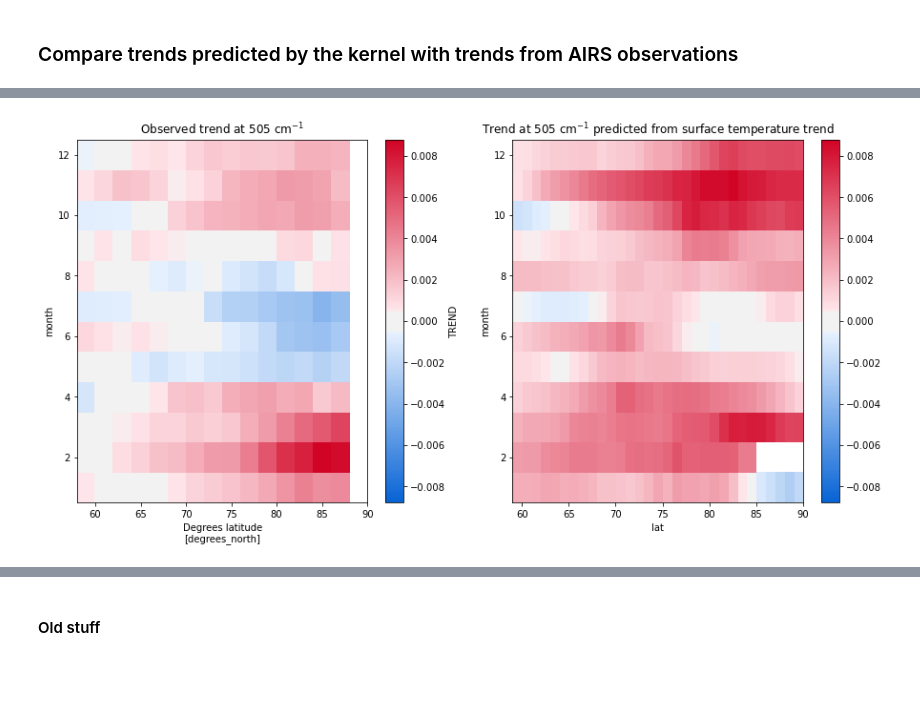
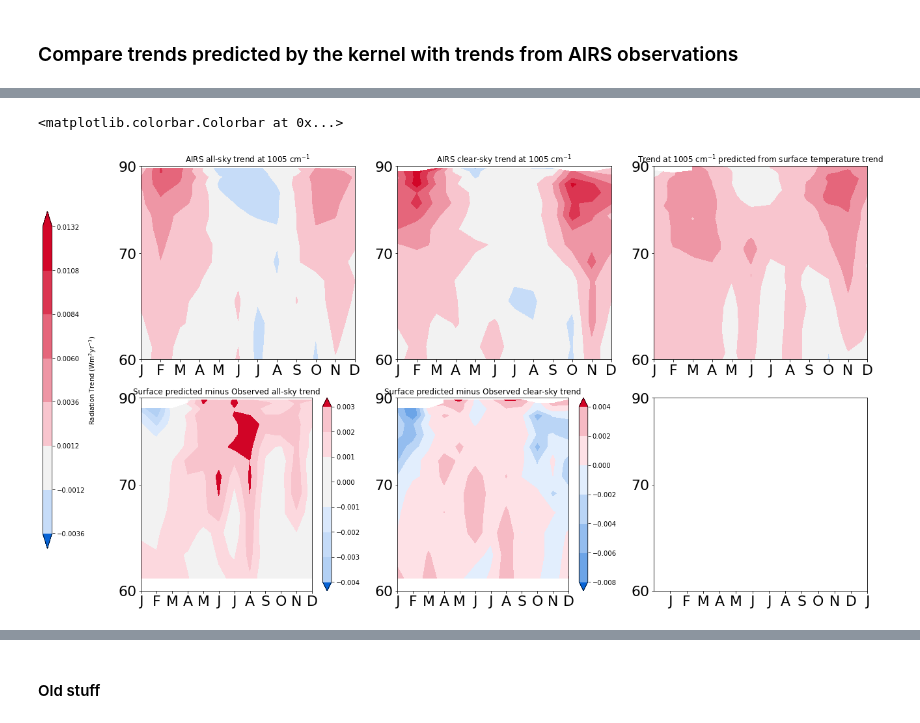
Before and after one commit to jshaw35/spectral_ice, a Jupyter notebook: figure1/AIRS_TScorrection.ipynb, the cells around one changed output, grey strips where cells are left out. Saved outputs shown, nothing was run; the diff lists cells and outputs as text; code cells hidden in the pictures; blank space fills up the shorter version.

```diff
--- a/figure1/AIRS_TScorrection.ipynb
+++ b/figure1/AIRS_TScorrection.ipynb
@@ -385 +421,70 @@ Text(0.5, 1.0, 'Trend at 1005 $ \\mathrm{cm^{-1}} $ predicted from surface tempe
+# %%
+wnum = 1005
+palette = sns.diverging_palette(257, 10, s=99, l=44, sep=15, n=8, as_cmap=True)
+
+eval_fig,eval_axs = plt.subplots(2,3,figsize=(20,12))
+eval_axs = eval_axs.flat
+
+ytick_labels = np.array([60,70,90])
+yticks = np.sin(np.pi*ytick_labels/180)
+
+xtick_labels = ['J','F','M','A','M','J','J','A','S','O','N','D','J']
+xticks = np.arange(1,13.01,1)
+
+# Set axis ticks accounting for area weighting
+for _ax in eval_axs:
+    _ax.set_ylim(np.sin(np.pi/3),1)
+    _ax.set_yticks(yticks)
+    _ax.set_yticklabels(ytick_labels,fontsize=22)
+    _ax.set_xticks(xticks)
+    _ax.set_xticklabels(xtick_labels,fontsize=22)
+
+obs_allsky_data = all_data_spec_olr['TREND'].sel(wnum=wnum)
+obs_clrsky_data = all_data_spec_olr_clr['TREND'].sel(wnum=wnum)
+pred_data = predicted_spectral_trends.sel(wnum=wnum)
+
+pred_data_interp = pred_data.interp_like(obs_allsky_data)
+
+vmin = min(obs_allsky_data.min(),obs_clrsky_data.min(),pred_data.min())
+vmax = max(obs_allsky_data.max(),obs_clrsky_data.max(),pred_data.max())
+glob_max = max(np.abs(vmin),np.abs(vmax))
+
+# levels = np.arange(-30,91,20)*1e-4
+levels = centered_asymm_levels(vmin,vmax)
+
+lat_weighted0 = np.sin(np.pi/180*obs_allsky_data['lat'])
+im0 = eval_axs[0].contourf(obs_allsky_data['month'],lat_weighted0,obs_allsky_data.transpose('lat','month'), # 0.012
+#                        cmap=palette,extend='both')#,vmin=-0.012,vmax=0.012,)
+                       cmap=palette,extend='both',vmin=-glob_max,vmax=glob_max,levels=levels)
+eval_axs[0].set_title('AIRS all-sky trend at %s $ \mathrm{cm^{-1}} $' % wnum)
+
+lat_weighted1 = np.sin(np.pi/180*obs_clrsky_data['lat'])
+im1 = eval_axs[1].contourf(obs_clrsky_data['month'],lat_weighted1,obs_clrsky_data.transpose('lat','month'),
+                       cmap=palette,extend='both',vmin=-glob_max,vmax=glob_max,levels=levels)
+eval_axs[1].set_title('AIRS clear-sky trend at %s $ \mathrm{cm^{-1}} $' % wnum)
+
+lat_weighted2 = np.sin(np.pi/180*pred_data['lat'])
+im2 = eval_axs[2].contourf(pred_data['month'],lat_weighted2,pred_data.transpose('lat','month'),
+                       cmap=palette,extend='both',vmin=-glob_max,vmax=glob_max,levels=levels)
+eval_axs[2].set_title('Trend at %s $ \mathrm{cm^{-1}} $ predicted from surface temperature trend' % wnum)
+
+data3 = pred_data_interp - obs_allsky_data
+lat_weighted3 = np.sin(np.pi/180*data3['lat'])
+im3 = eval_axs[3].contourf(data3['month'],lat_weighted3,data3.transpose('lat','month'),
+                       cmap=palette,extend='both',vmin=-glob_max,vmax=glob_max,)
+eval_axs[3].set_title('Surface predicted minus Observed all-sky trend')
+plt.colorbar(im3,ax=eval_axs[3])
+
+data4 = pred_data_interp - obs_clrsky_data
+lat_weighted4 = np.sin(np.pi/180*data4['lat'])
+im4 = eval_axs[4].contourf(data4['month'],lat_weighted4,data4.transpose('lat','month'),
+                       cmap=palette,extend='both',vmin=-glob_max,vmax=glob_max,)
+eval_axs[4].set_title('Surface predicted minus Observed clear-sky trend')
+plt.colorbar(im4,ax=eval_axs[4])
+
+cbar1_ax = eval_fig.add_axes([0.02,0.2,0.01,0.60])
+plt.colorbar(im0,cax=cbar1_ax,label='Radiation Trend ($\mathrm{Wm^{2}yr^{-1}}$)')
+# %% [output]
+<matplotlib.colorbar.Colorbar at 0x...>
+[figure, added]
 # %%
@@ -406,4 +542,0 @@ def compare_trends(obs,pred,wnum):
-# %%
-compare_trends(all_data_spec_olr['TREND'],predicted_spectral_trends,505)
-# %% [output]
-[figure, removed]
```
Also changed, not shown: parts of 32 cells of this notebook, 1 other file.
